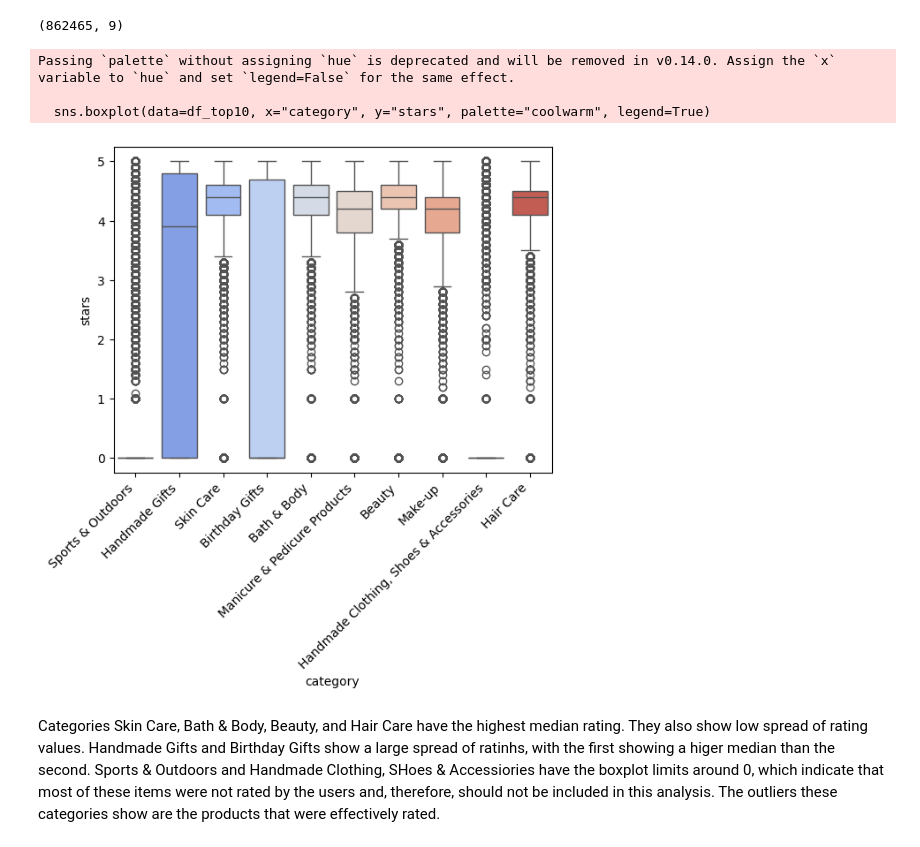
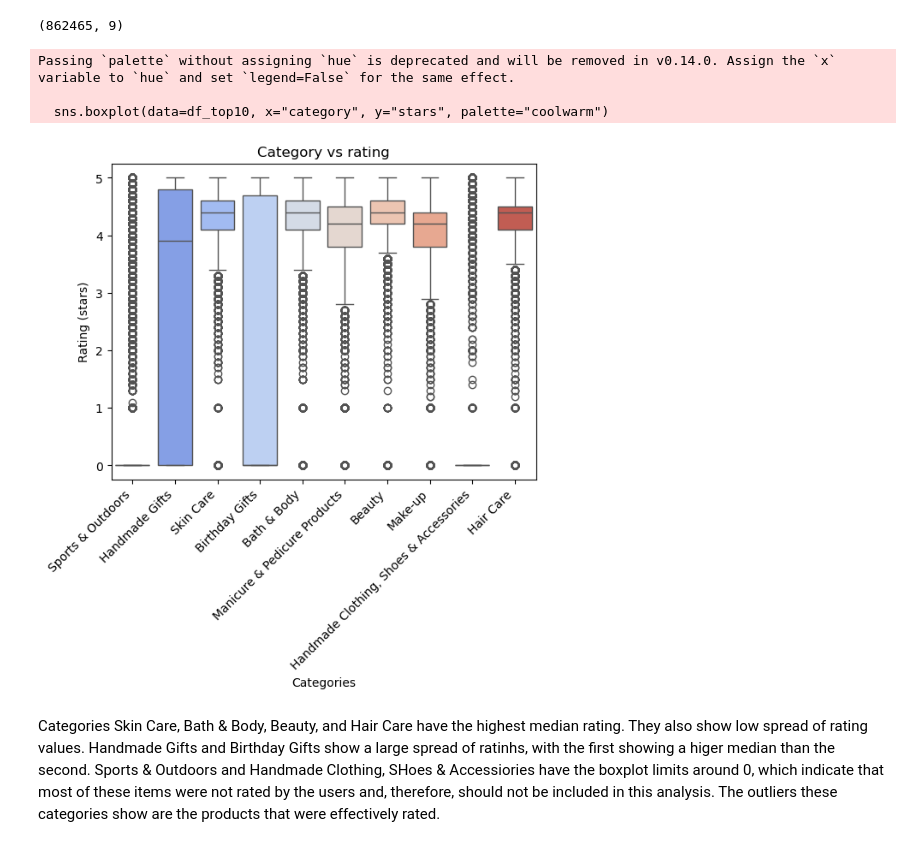
Before and after one commit to data-bootcamp-v4/lab-eda-bivariate, a Jupyter notebook: main.ipynb, the cells around one changed output. Cells and saved outputs as stored; diff of their text form; code cells hidden in the pictures.

```diff
--- a/main.ipynb
+++ b/main.ipynb
@@ -417,14 +463,17 @@ df_top10.shape
 # %% [output]
 (862465, 9)
 # %%
-sns.boxplot(data=df_top10, x="category", y="stars", palette="coolwarm", legend=True)
+sns.boxplot(data=df_top10, x="category", y="stars", palette="coolwarm")
 plt.xticks(rotation=45, ha='right')
+plt.xlabel("Categories")
+plt.ylabel("Rating (stars)")
+plt.title("Category vs rating")
 plt.show()
 # %% [output]
 Passing `palette` without assigning `hue` is deprecated and will be removed in v0.14.0. Assign the `x` variable to `hue` and set `legend=False` for the same effect.
 
-  sns.boxplot(data=df_top10, x="category", y="stars", palette="coolwarm", legend=True)
+  sns.boxplot(data=df_top10, x="category", y="stars", palette="coolwarm")
-[figure, old version]
+[figure, new version]
 # %% [markdown]
 Categories Skin Care, Bath & Body, Beauty, and Hair Care have the highest median rating. They also show low spread of rating values.
 Handmade Gifts and Birthday Gifts show a large spread of ratinhs, with the first showing a higer median than the second.
```
Also changed, not shown: parts of 22 cells of this notebook.
